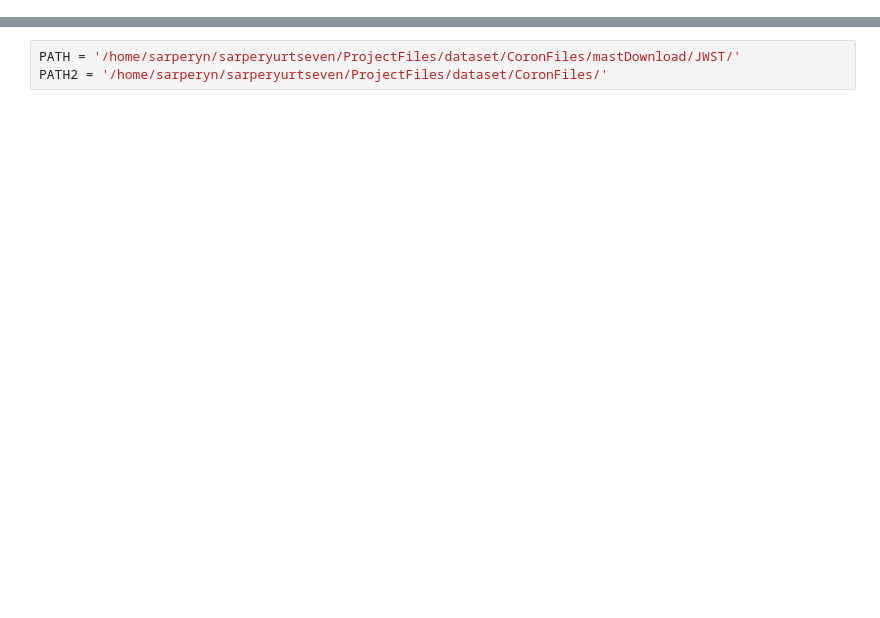
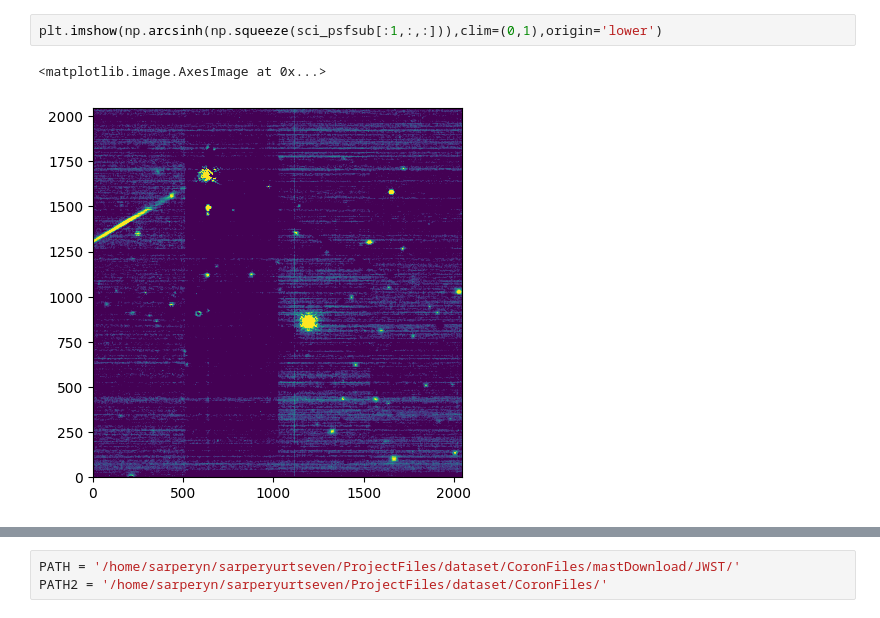
Before and after one commit to AstroMusers/AI-Boosted-Coronagraphy, a Jupyter notebook: notebooks/MetadataCheck.ipynb, the cells around one changed output, grey strips where cells are left out. Saved outputs shown, nothing was run; the diff lists cells and outputs as text; blank space fills up the shorter version.

```diff
--- a/notebooks/MetadataCheck.ipynb
+++ b/notebooks/MetadataCheck.ipynb
@@ -10,0 +169,5 @@ from astropy import wcs
+# %%
+plt.imshow(np.arcsinh(np.squeeze(sci_psfsub[:1,:,:])),clim=(0,1),origin='lower')
+# %% [output]
+<matplotlib.image.AxesImage at 0x...>
+[figure, added]
```
Also changed, not shown: parts of 59 cells of this notebook, 5 other files.
